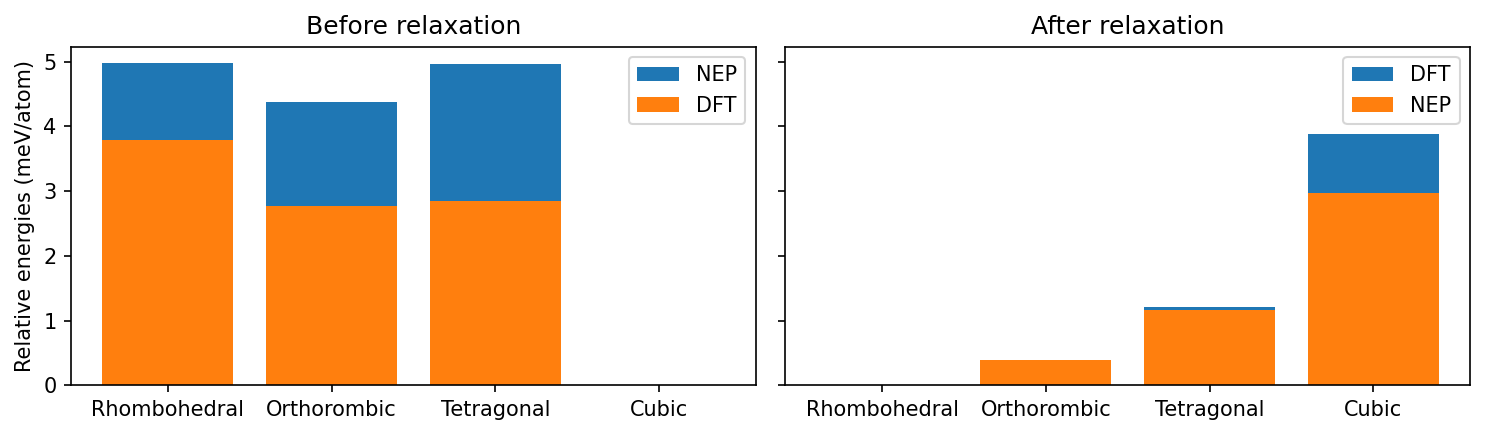
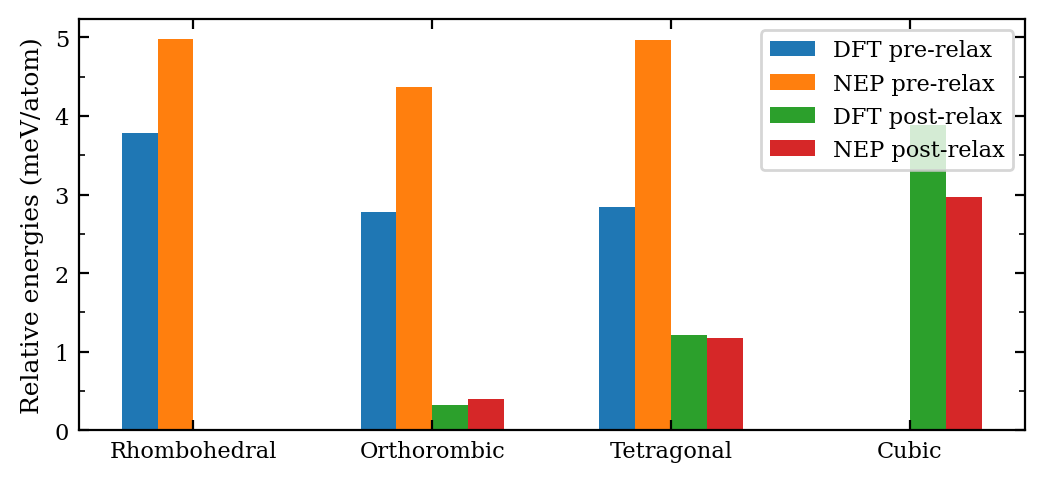
The notebook cell's code change between the first figure and the second:
--- before
+++ after
@@ -1,17 +1,39 @@
 labels = ['Rhombohedral', 'Orthorombic', 'Tetragonal', 'Cubic']
 
-fig, ax = plt.subplots(ncols=2, figsize=(10, 3), dpi=150, sharey=True)
+lf = LatexFigure()
+fig, axes = lf.create(AR=0.45, width=1, sharey=True, minor=False)
+ax = axes[0]
 
-ax[0].set_title("Before relaxation")
-ax[0].bar(labels, NEP_pre_energies, label="NEP")
-ax[0].bar(labels, DFT_pre_energies, label="DFT")
-ax[0].set_ylabel("Relative energies (meV/atom)")
-ax[0].legend()
+energies = {
+    'DFT pre-relax': DFT_pre_energies,
+    'NEP pre-relax': NEP_pre_energies,
+    'DFT post-relax': DFT_post_energies,
+    'NEP post-relax': NEP_post_energies
+}
 
-ax[1].set_title("After relaxation")
-ax[1].bar(labels, DFT_post_energies, label="DFT")
-ax[1].bar(labels, NEP_post_energies, label="NEP")
-#ax[1].bar(post_spacegroups, DFT_post_energies, label="DFT")
-ax[1].legend()
+x = np.arange(len(labels))  # the label locations
+width = 0.15  # the width of the bars
+multiplier = -0.5
 
-fig.tight_layout()
+#axes[0].set_title("Before relaxation")
+#axes[0].bar(labels, NEP_pre_energies, label="NEP")
+#axes[0].bar(labels, DFT_pre_energies, label="DFT")
+#axes[0].set_ylabel("Relative energies (meV/atom)")
+#axes[0].legend()
+
+#axes[1].set_title("After relaxation")
+for attribute, measurement in energies.items():
+    offset = width * multiplier
+    rects = ax.bar(x + offset, measurement, width, label=attribute)
+    #ax.bar(rects, padding=3)
+    multiplier += 1
+
+# Add some text for labels, title and custom x-axis tick labels, etc.
+ax.set_ylabel('Relative energies (meV/atom)')
+ax.set_xticks(x + width, labels)
+ax.legend()
+ax.yaxis.set_minor_locator(AutoMinorLocator(2))
+
+plt.show()
+#fig
+#fig.tight_layout()

Commit: Changes to plots and formats